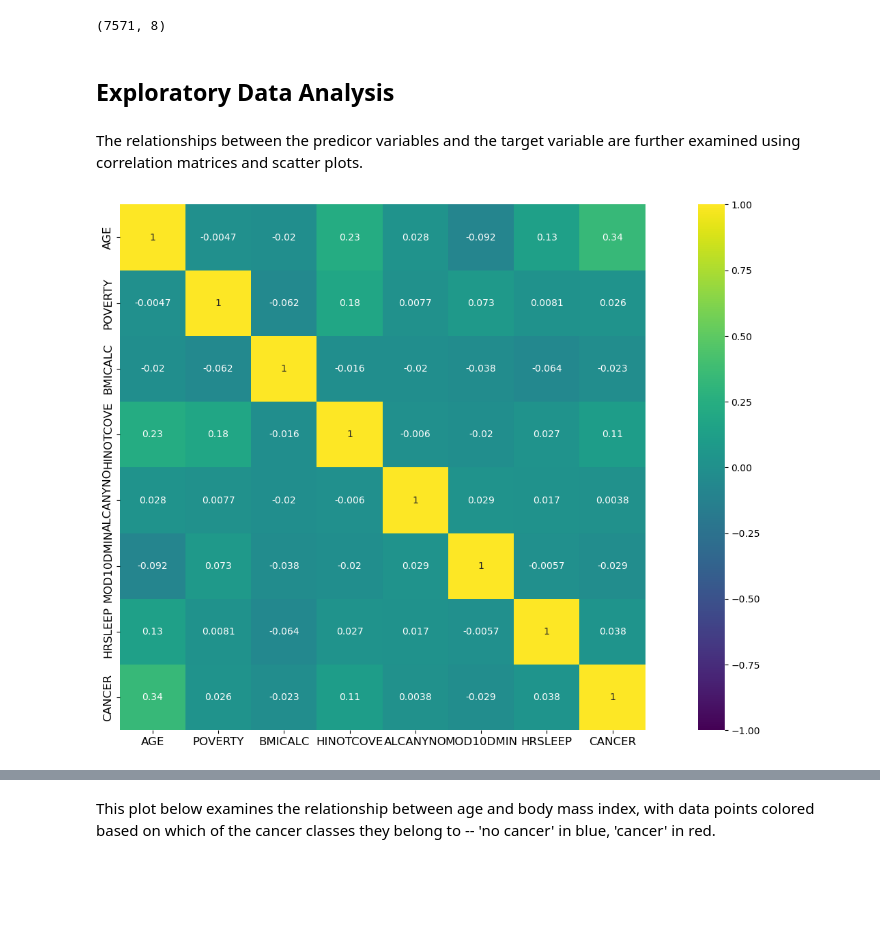
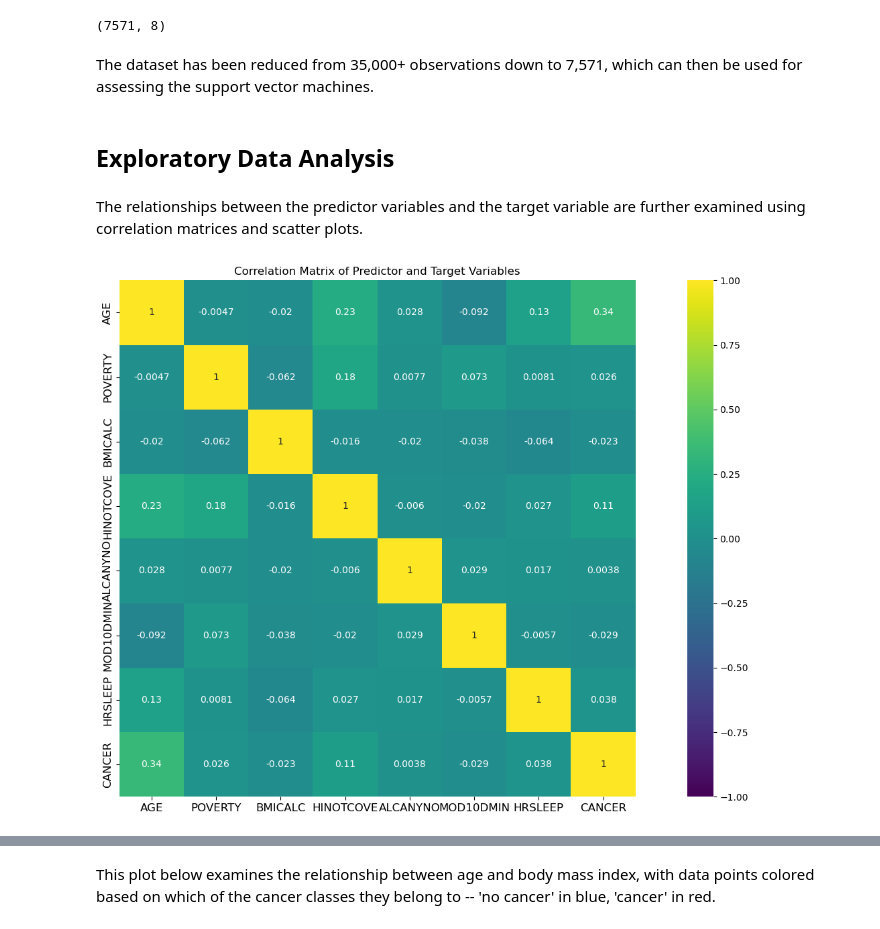
Before and after one commit to jwilsonc/PracticalHW2_5322, a Jupyter notebook: code/PracticalHomework2.ipynb, the cells around one changed output, grey strips where cells are left out. Saved outputs shown, nothing was run; the diff lists cells and outputs as text; code cells hidden in the pictures; blank space fills up the shorter version.

```diff
--- a/code/PracticalHomework2.ipynb
+++ b/code/PracticalHomework2.ipynb
@@ -139,21 +141,23 @@ dtype: int64
 health.shape
 # %% [output]
 (7571, 8)
+# %% [markdown]
+The dataset has been reduced from 35,000+ observations down to 7,571, which can then be used for assessing the support vector machines.
 # %% [markdown]
 ## Exploratory Data Analysis
 # %% [markdown]
-The relationships between the predicor variables and the target variable are further examined using correlation matrices and scatter plots.
+The relationships between the predictor variables and the target variable are further examined using correlation matrices and scatter plots.
 # %%
 corr_matrix = health[predictors + ['CANCER']].corr()
 
 plt.figure(figsize=(20,10))
 
 sns.heatmap(
     corr_matrix, vmax=1, vmin=-1, square=True, annot=True, cmap='viridis'
 )
 
 plt.tick_params(labelsize=12)
-
+plt.title('Correlation Matrix of Predictor and Target Variables')
 plt.show()
 # %% [output]
-[figure, old version]
+[figure, new version]
```
Also changed, not shown: parts of 39 cells of this notebook.
